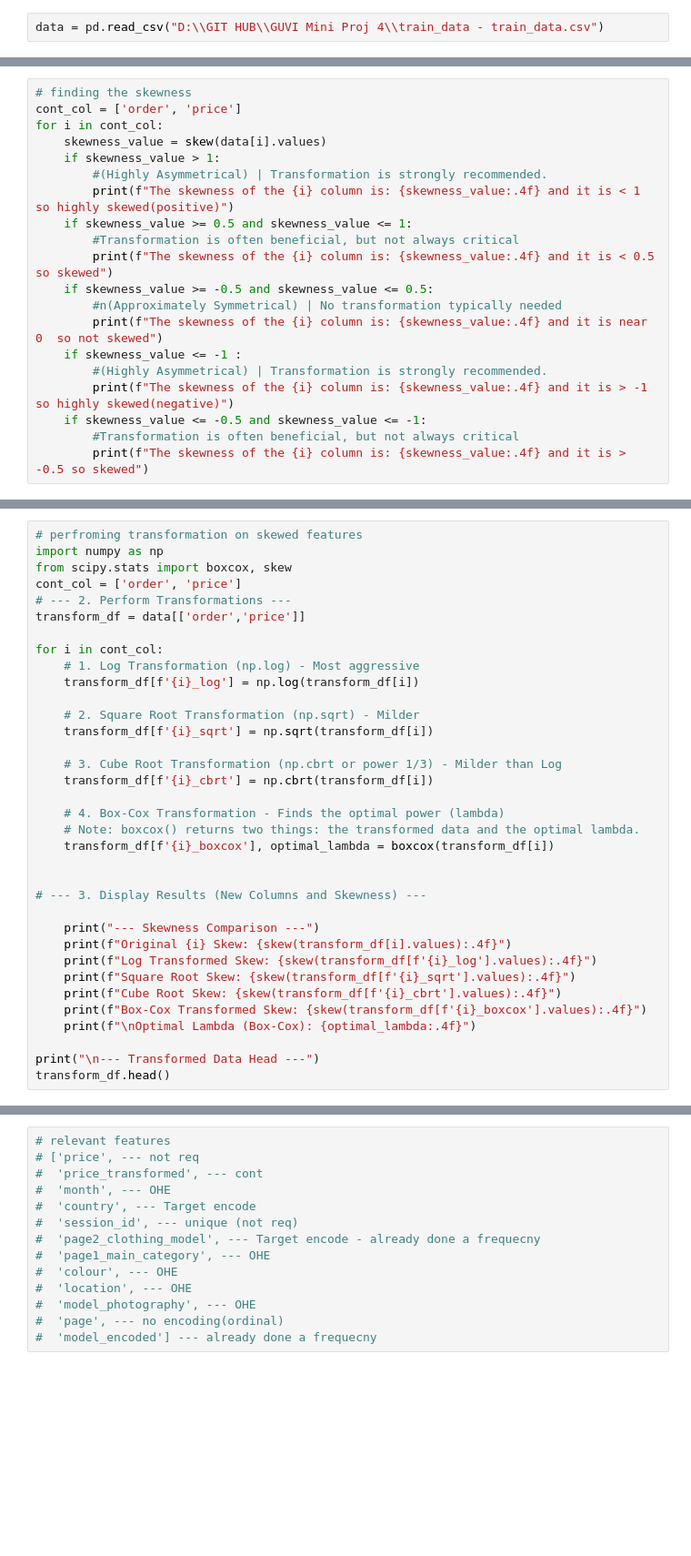
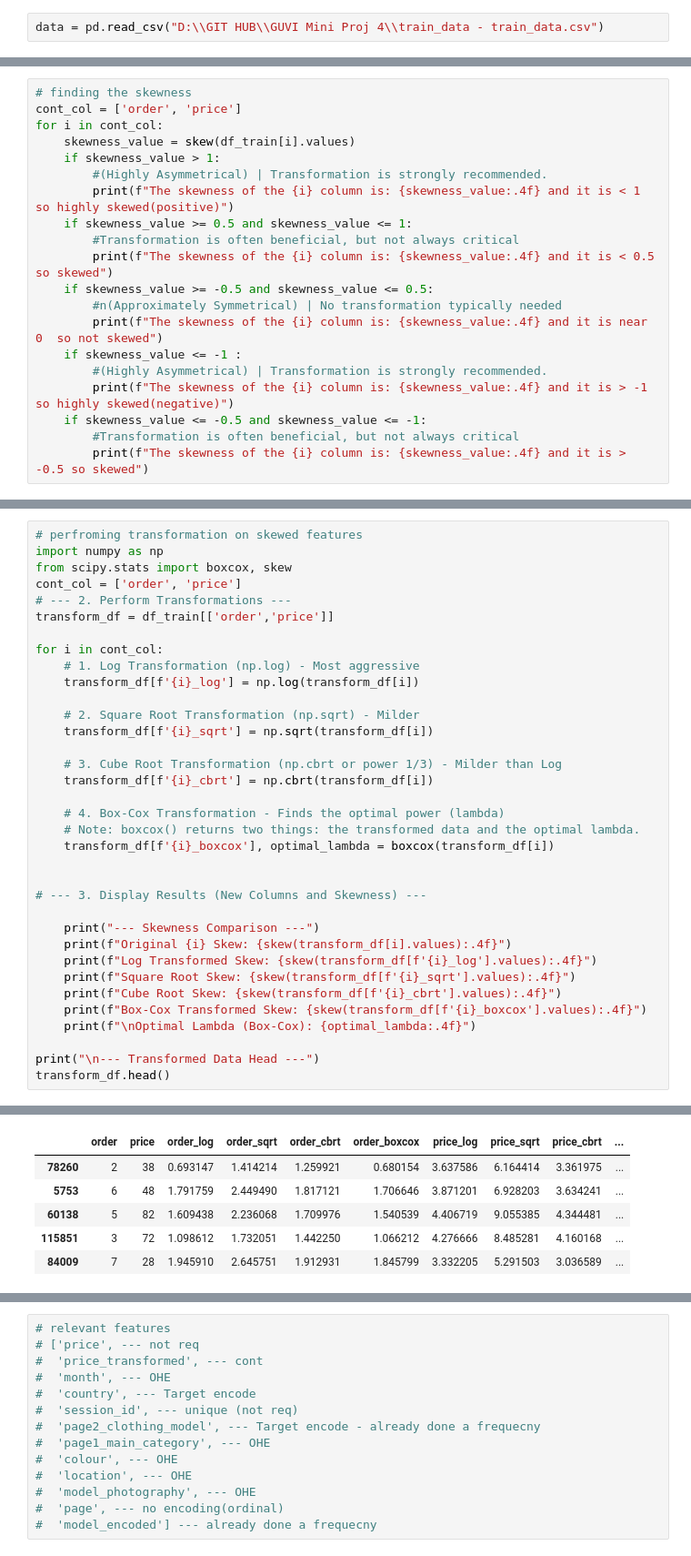
Before and after one commit to Aravind-M2/E-Commerce-Customer-conversion, a Jupyter notebook: classification demo.ipynb, the cells around one changed output, grey strips where cells are left out. Shown at 91% size. Cells and saved outputs as stored; diff of their text form; blank space fills up the shorter version.

```diff
--- a/classification demo.ipynb
+++ b/classification demo.ipynb
@@ -17,7 +26,7 @@ data['model_encoded'] = data['page2_clothing_model'].map(model_en)
 # finding the skewness
 cont_col = ['order', 'price']
 for i in cont_col:
-    skewness_value = skew(data[i].values)
+    skewness_value = skew(df_train[i].values)
     if skewness_value > 1:
         #(Highly Asymmetrical) | Transformation is strongly recommended.
         print(f"The skewness of the {i} column is: {skewness_value:.4f} and it is < 1 so highly skewed(positive)")
@@ -39,7 +51,7 @@ import numpy as np
 from scipy.stats import boxcox, skew
 cont_col = ['order', 'price']
 # --- 2. Perform Transformations ---
-transform_df = data[['order','price']]
+transform_df = df_train[['order','price']]
 
 for i in cont_col:
     # 1. Log Transformation (np.log) - Most aggressive
@@ -68,3 +80,4 @@ for i in cont_col:
 
 print("\n--- Transformed Data Head ---")
 transform_df.head()
+# %% [output]
@@ -71,3 +124,9 @@ transform_df.head()
+|  | order | price | order_log | order_sqrt | order_cbrt | order_boxcox | price_log | price_sqrt | price_cbrt | ... |
+| 78260 | 2 | 38 | 0.693147 | 1.414214 | 1.259921 | 0.680154 | 3.637586 | 6.164414 | 3.361975 | ... |
+| 5753 | 6 | 48 | 1.791759 | 2.449490 | 1.817121 | 1.706646 | 3.871201 | 6.928203 | 3.634241 | ... |
+| 60138 | 5 | 82 | 1.609438 | 2.236068 | 1.709976 | 1.540539 | 4.406719 | 9.055385 | 4.344481 | ... |
+| 115851 | 3 | 72 | 1.098612 | 1.732051 | 1.442250 | 1.066212 | 4.276666 | 8.485281 | 4.160168 | ... |
+| 84009 | 7 | 28 | 1.945910 | 2.645751 | 1.912931 | 1.845799 | 3.332205 | 5.291503 | 3.036589 | ... |
 # %%
 # Finding the kurtosis on the features
 from scipy.stats import kurtosis
```
Also changed, not shown: parts of 28 cells of this notebook, 1 other file.
